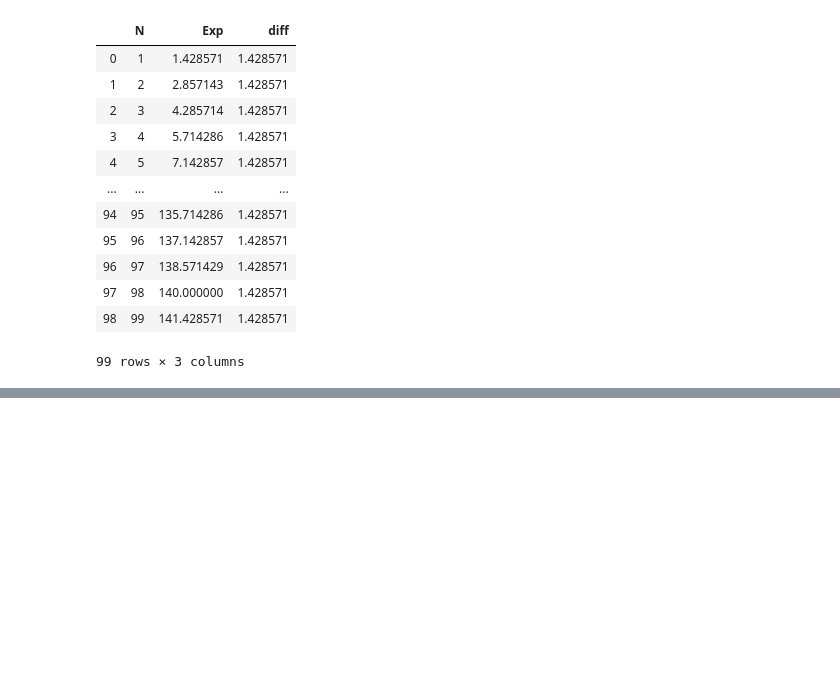
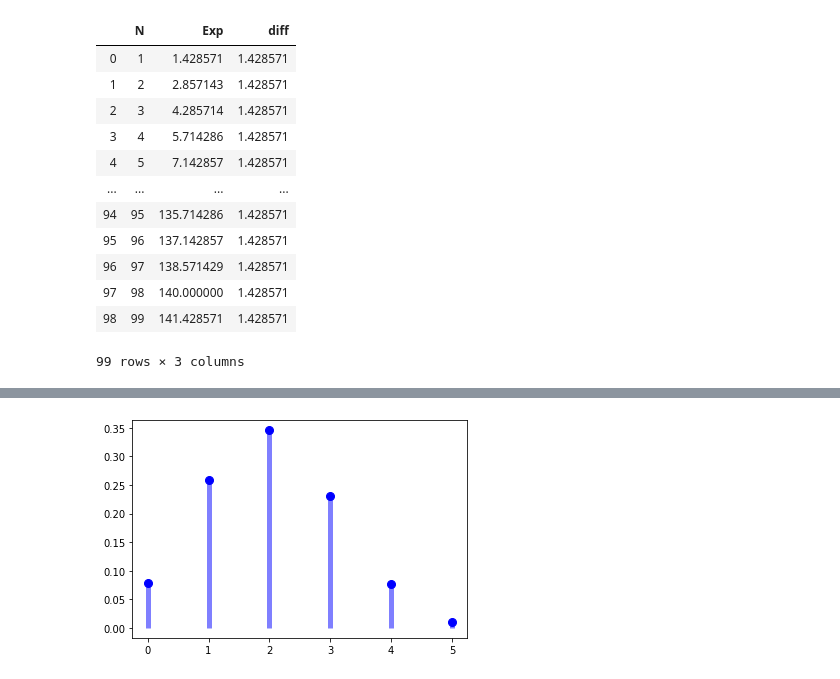
Before and after one commit to jimmywang-jw/interests, a Jupyter notebook: raffles/raffles.ipynb, the cells around one changed output, grey strips where cells are left out. Drawn from its saved outputs; the diff is of its cells as text; code cells hidden in the pictures; blank space fills up the shorter version.

```diff
--- a/raffles/raffles.ipynb
+++ b/raffles/raffles.ipynb
@@ -169,0 +276,7 @@ np
+# %%
+fig, ax = plt.subplots(1, 1)
+n, p = 10,
+x=
+binom.pmf(x, n, p)
+# %% [output]
+[figure, added]
```
Also changed, not shown: parts of 17 cells of this notebook.
